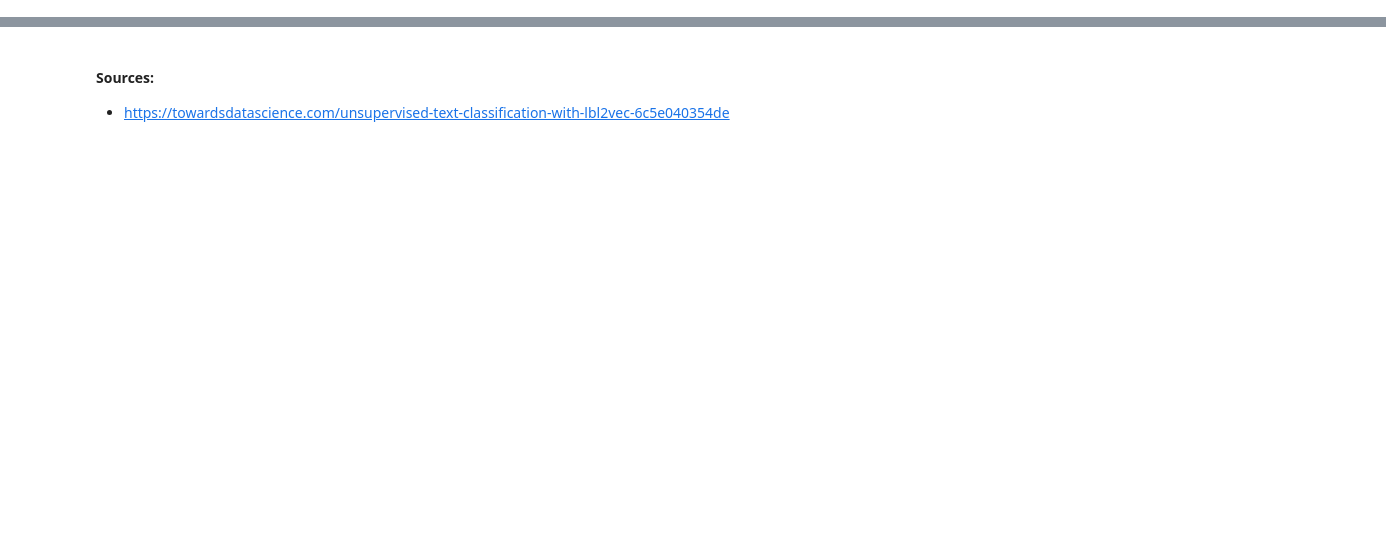
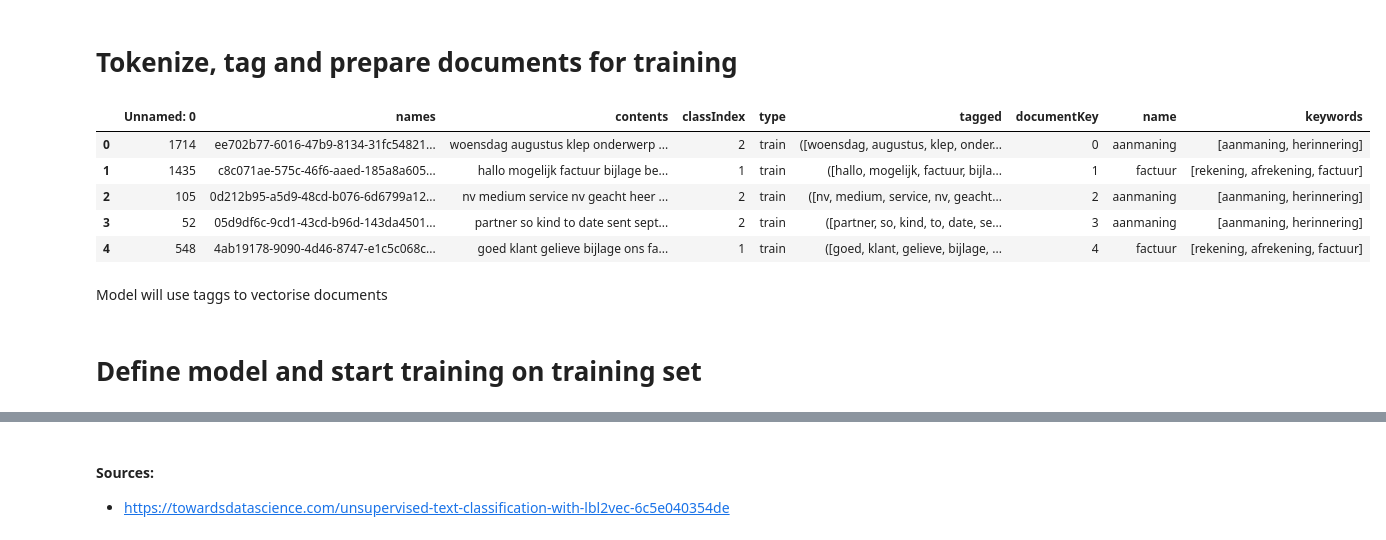
Before and after one commit to Spacehack100/Bachelor_project_code_storage, a Jupyter notebook: Unsupervised nlp on email test set.ipynb, the cells around one changed output, grey strips where cells are left out. Cells and saved outputs as stored; diff of their text form; code cells hidden in the pictures; blank space fills up the shorter version.

```diff
--- a/Unsupervised nlp on email test set.ipynb
+++ b/Unsupervised nlp on email test set.ipynb
@@ -40 +44,22 @@ fullCorpus.head()
+# %% [markdown]
+# Tokenize, tag and prepare documents for training
+# %%
+def tokenize(doc):
+    return simple_preprocess(strip_tags(doc), deacc=True, min_len=2, max_len=15)
+fullCorpus = fullCorpus.dropna()
+fullCorpus['tagged'] = fullCorpus.apply(lambda row: TaggedDocument(tokenize(row['contents']), [str(row.name)]), axis=1)
+fullCorpus['documentKey'] = fullCorpus.index.astype(str)
+fullCorpus = fullCorpus.merge(labels, left_on='classIndex', right_on='classIndex', how='left')
+fullCorpus.head()
+# %% [output]
+|  | Unnamed: 0 | names | contents | classIndex | type | tagged | documentKey | name | keywords |
+| 0 | 1714 | ee702b77-6016-47b9-8134-31fc54821... | woensdag augustus klep onderwerp ... | 2 | train | ([woensdag, augustus, klep, onder... | 0 | aanmaning | [aanmaning, herinnering] |
+| 1 | 1435 | c8c071ae-575c-46f6-aaed-185a8a605... | hallo mogelijk factuur bijlage be... | 1 | train | ([hallo, mogelijk, factuur, bijla... | 1 | factuur | [rekening, afrekening, factuur] |
+| 2 | 105 | 0d212b95-a5d9-48cd-b076-6d6799a12... | nv medium service nv geacht heer ... | 2 | train | ([nv, medium, service, nv, geacht... | 2 | aanmaning | [aanmaning, herinnering] |
+| 3 | 52 | 05d9df6c-9cd1-43cd-b96d-143da4501... | partner so kind to date sent sept... | 2 | train | ([partner, so, kind, to, date, se... | 3 | aanmaning | [aanmaning, herinnering] |
+| 4 | 548 | 4ab19178-9090-4d46-8747-e1c5c068c... | goed klant gelieve bijlage ons fa... | 1 | train | ([goed, klant, gelieve, bijlage, ... | 4 | factuur | [rekening, afrekening, factuur] |
+# %% [markdown]
+Model will use taggs to vectorise documents
+# %% [markdown]
+# Define model and start training on training set
 # %%
```
Also changed, not shown: parts of 15 cells of this notebook, 2 other files.
